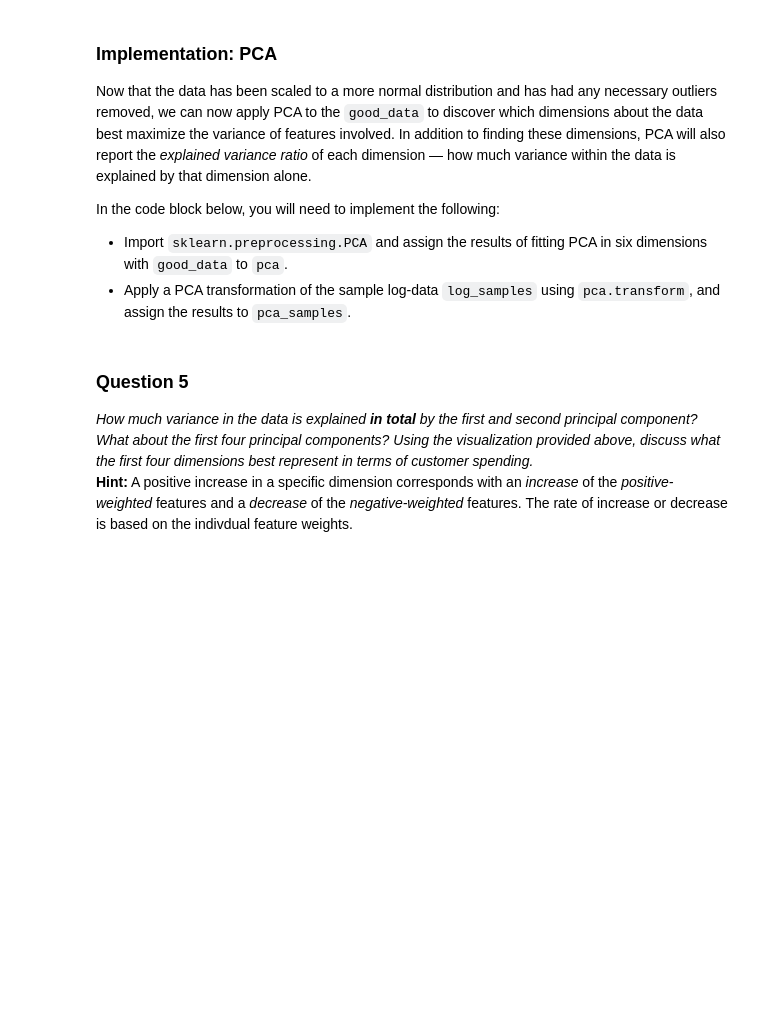
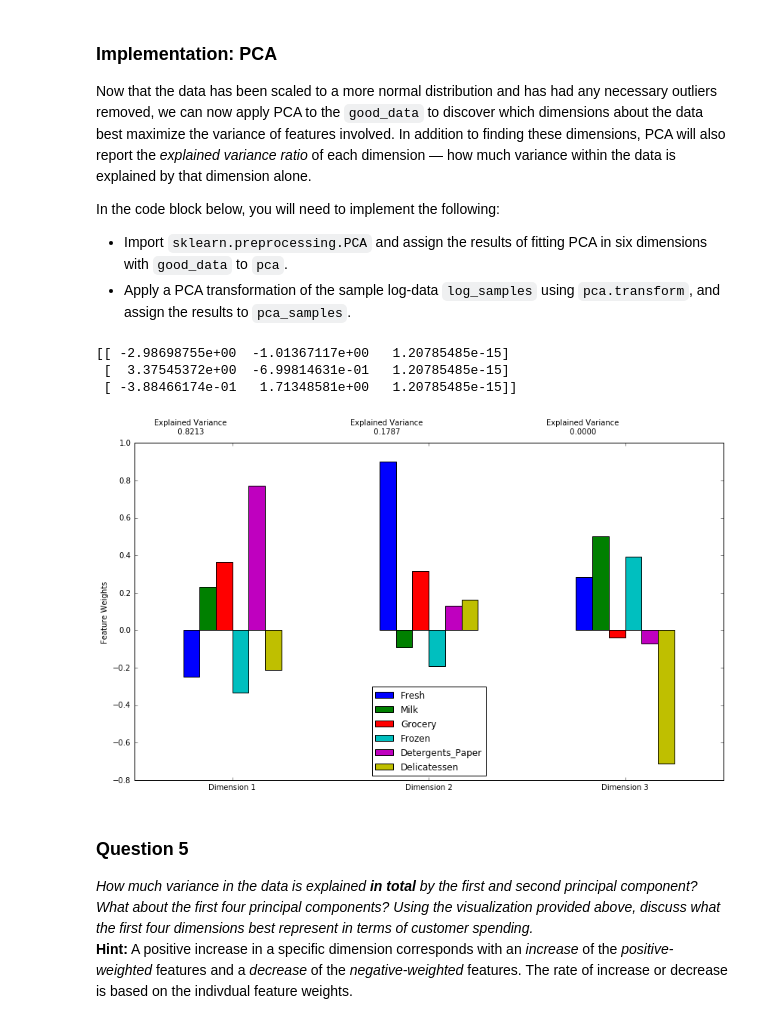
Before and after one commit to drpjm/udacity-mle-project3, a Jupyter notebook: customer_segments/customer_segments.ipynb, the cells around one changed output. Cells and saved outputs as stored; diff of their text form; code cells hidden in the pictures; blank space fills up the shorter version.

```diff
--- a/customer_segments/customer_segments.ipynb
+++ b/customer_segments/customer_segments.ipynb
@@ -397,14 +396,21 @@ In the code block below, you will need to implement the following:
  - Import `sklearn.preprocessing.PCA` and assign the results of fitting PCA in six dimensions with `good_data` to `pca`.
  - Apply a PCA transformation of the sample log-data `log_samples` using `pca.transform`, and assign the results to `pca_samples`.
 # %%
-# TODO: Apply PCA to the good data with the same number of dimensions as features
-pca = None
+# Apply PCA to the good data with the same number of dimensions as features
+from sklearn.decomposition import PCA
+pca = PCA(n_components=6)
 
-# TODO: Apply a PCA transformation to the sample log-data
-pca_samples = None
+# Apply a PCA transformation to the sample log-data
+pca_samples = pca.fit_transform(log_samples)
+print pca_samples
 
 # Generate PCA results plot
 pca_results = rs.pca_results(good_data, pca)
+# %% [output]
+[[ -2.98698755e+00  -1.01367117e+00   1.20785485e-15]
+ [  3.37545372e+00  -6.99814631e-01   1.20785485e-15]
+ [ -3.88466174e-01   1.71348581e+00   1.20785485e-15]]
+[figure, added]
 # %% [markdown]
 ### Question 5
 *How much variance in the data is explained* ***in total*** *by the first and second principal component? What about the first four principal components? Using the visualization provided above, discuss what the first four dimensions best represent in terms of customer spending.*
```
Also changed, not shown: parts of 8 cells of this notebook.
